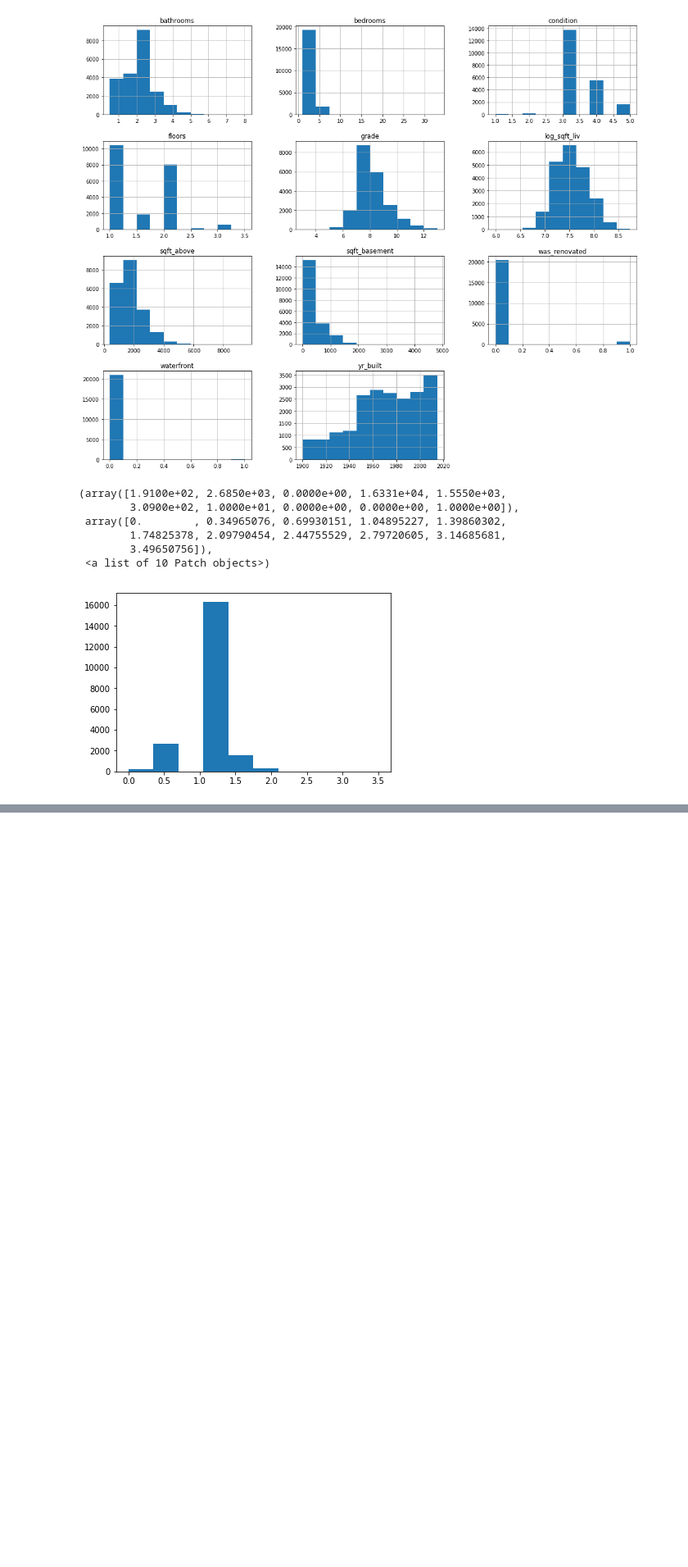
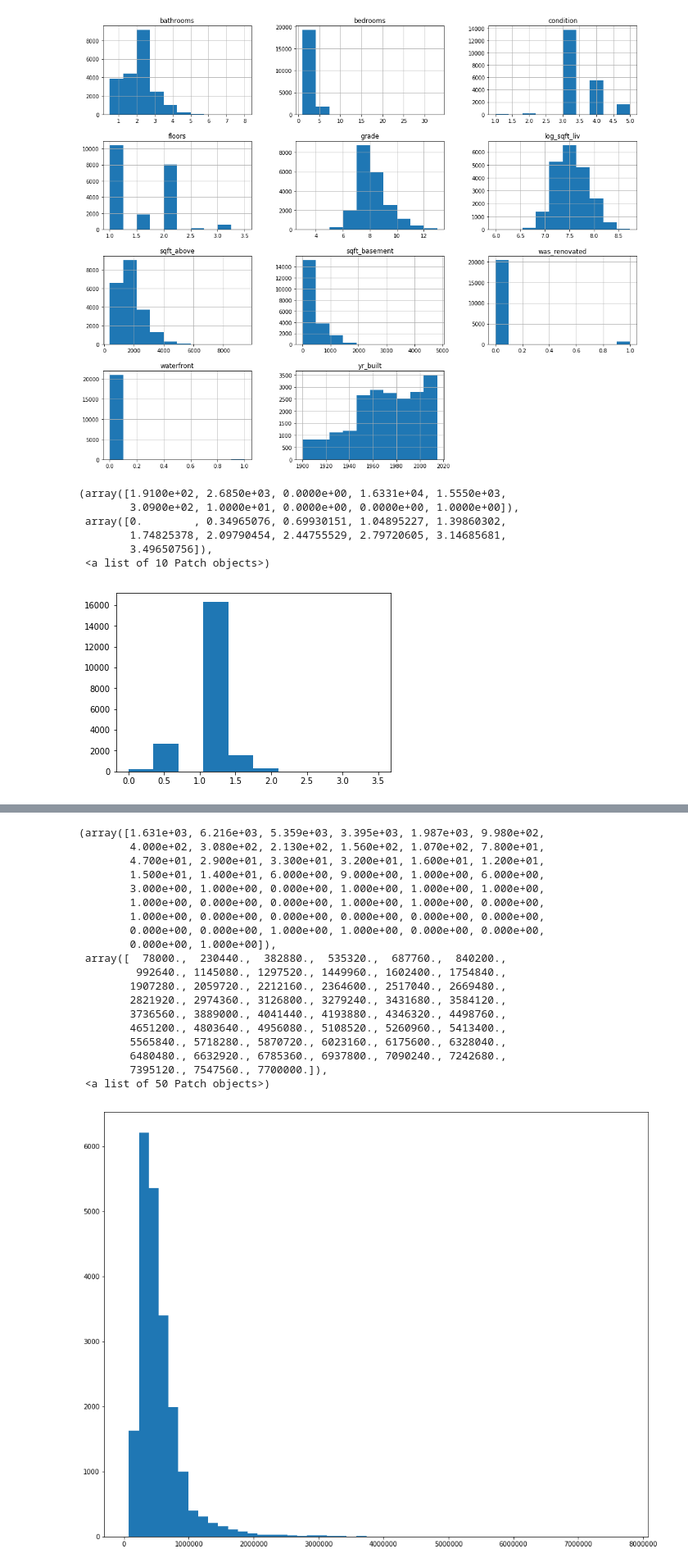
Before and after one commit to dmart49/Mod1Project, a Jupyter notebook: data_cleaning.ipynb, the cells around one changed output, grey strips where cells are left out. Shown at 82% size. Cells and saved outputs as stored; diff of their text form; code cells hidden in the pictures; blank space fills up the shorter version.

```diff
--- a/data_cleaning.ipynb
+++ b/data_cleaning.ipynb
@@ -258,0 +273,24 @@ everything.reset_index(inplace=True)
+# %%
+plt.figure(figsize = (15,12))
+plt.hist(kc_houses['price'],bins = 50)
+# %% [output]
+(array([1.631e+03, 6.216e+03, 5.359e+03, 3.395e+03, 1.987e+03, 9.980e+02,
+        4.000e+02, 3.080e+02, 2.130e+02, 1.560e+02, 1.070e+02, 7.800e+01,
+        4.700e+01, 2.900e+01, 3.300e+01, 3.200e+01, 1.600e+01, 1.200e+01,
+        1.500e+01, 1.400e+01, 6.000e+00, 9.000e+00, 1.000e+00, 6.000e+00,
+        3.000e+00, 1.000e+00, 0.000e+00, 1.000e+00, 1.000e+00, 1.000e+00,
+        1.000e+00, 0.000e+00, 0.000e+00, 1.000e+00, 1.000e+00, 0.000e+00,
+        1.000e+00, 0.000e+00, 0.000e+00, 0.000e+00, 0.000e+00, 0.000e+00,
+        0.000e+00, 0.000e+00, 1.000e+00, 1.000e+00, 0.000e+00, 0.000e+00,
+        0.000e+00, 1.000e+00]),
+ array([  78000.,  230440.,  382880.,  535320.,  687760.,  840200.,
+         992640., 1145080., 1297520., 1449960., 1602400., 1754840.,
+        1907280., 2059720., 2212160., 2364600., 2517040., 2669480.,
+        2821920., 2974360., 3126800., 3279240., 3431680., 3584120.,
+        3736560., 3889000., 4041440., 4193880., 4346320., 4498760.,
+        4651200., 4803640., 4956080., 5108520., 5260960., 5413400.,
+        5565840., 5718280., 5870720., 6023160., 6175600., 6328040.,
+        6480480., 6632920., 6785360., 6937800., 7090240., 7242680.,
+        7395120., 7547560., 7700000.]),
+ <a list of 50 Patch objects>)
+[figure, added]
```
Also changed, not shown: parts of 41 cells of this notebook.
